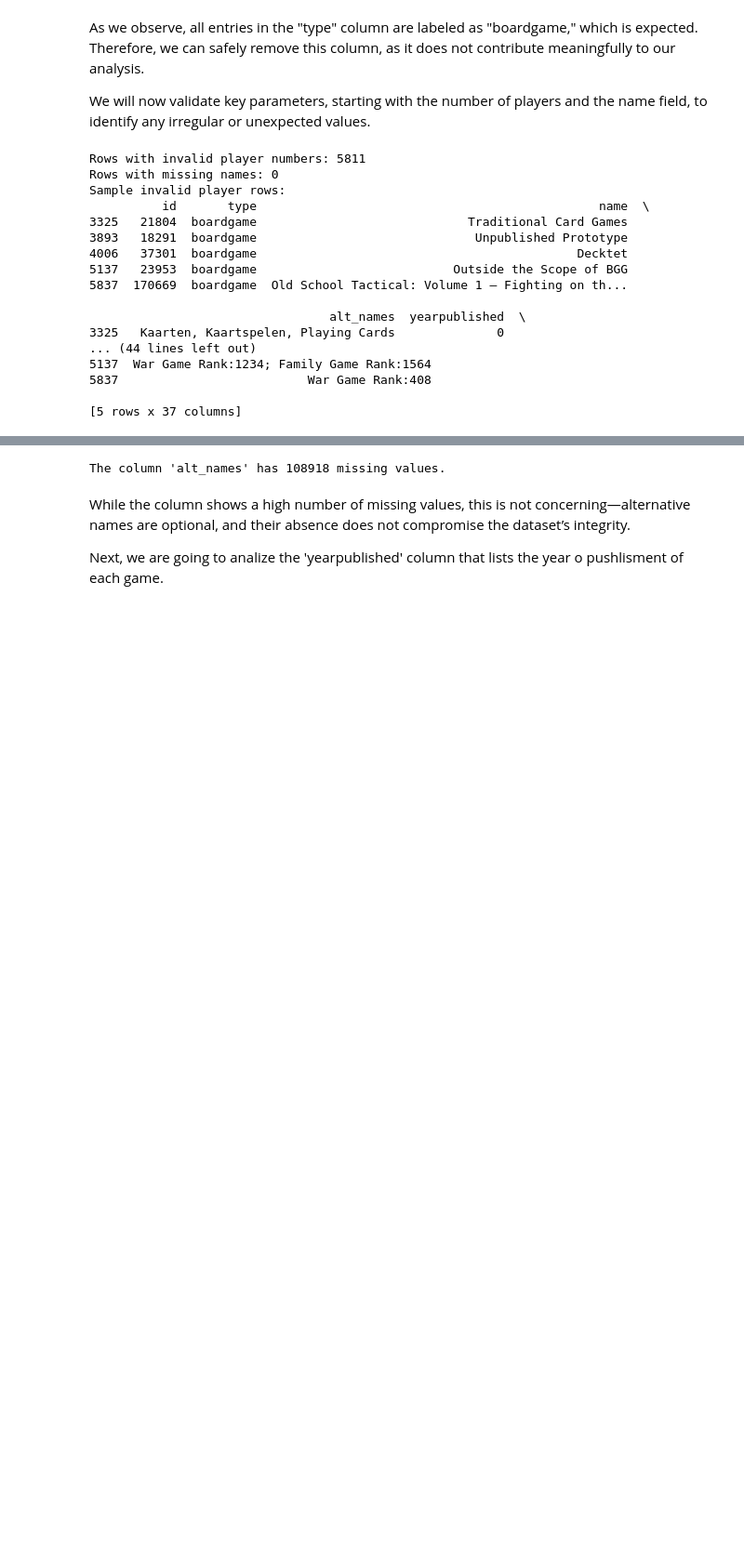
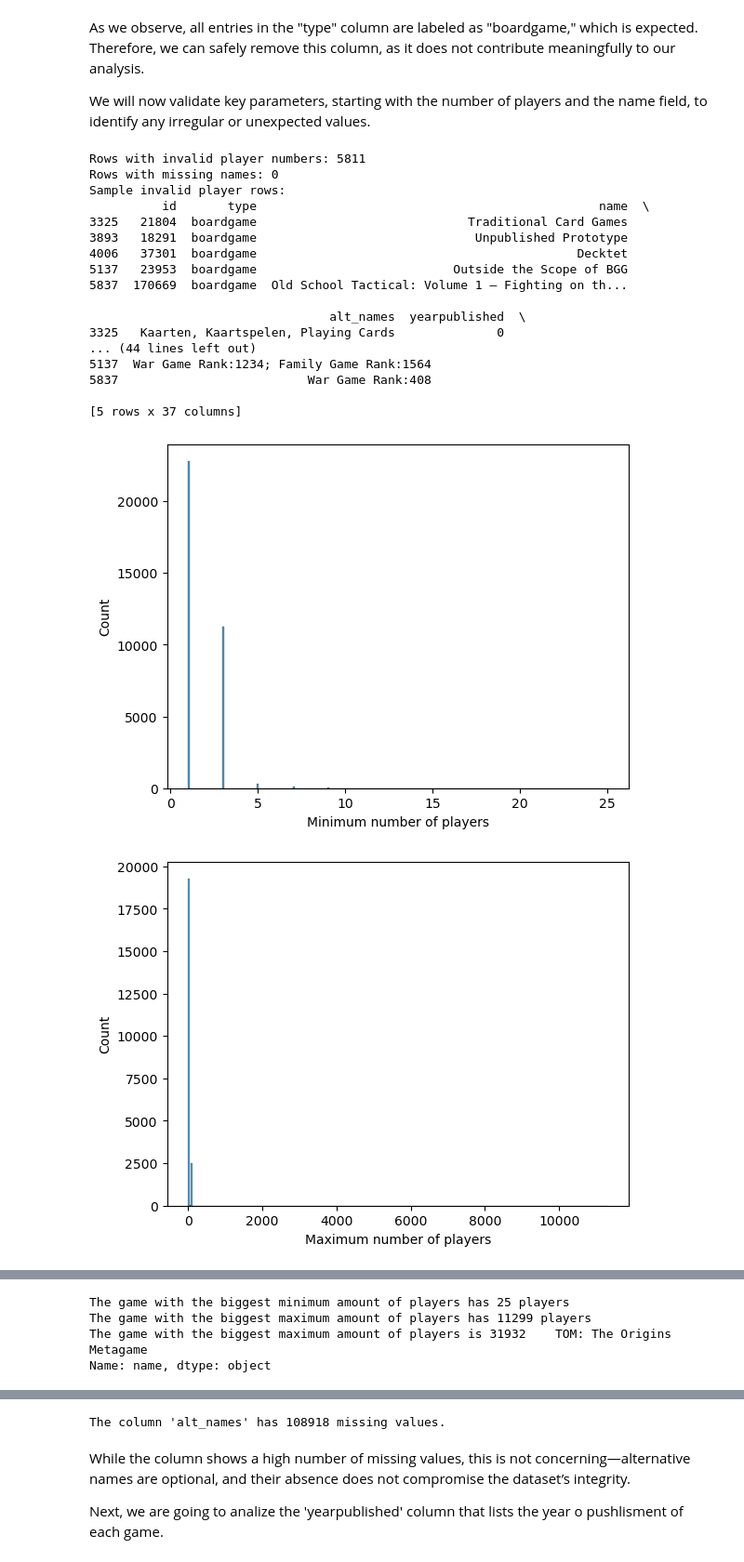
Before and after one commit to LsFaria04/PRI_Board_Games_Search_System, a Jupyter notebook: analysis.ipynb, the cells around one changed output, grey strips where cells are left out. Shown at 93% size. Cells and saved outputs as stored; diff of their text form; code cells hidden in the pictures; blank space fills up the shorter version.

```diff
--- a/analysis.ipynb
+++ b/analysis.ipynb
@@ -96,3 +96,47 @@ Sample invalid player rows:
 5837                          War Game Rank:408
 
 [5 rows x 37 columns]
+# %%
+min_players_non_null = df.loc[df["minplayers"].notna() & df["minplayers"] != 0]
+max_players_non_null = df.loc[df["maxplayers"].notna() & df["maxplayers"] != 0]
+max_players_below_100 = max_players_non_null.loc[max_players_non_null["maxplayers"] < 100]
+max_players_below_10 = max_players_non_null.loc[max_players_non_null["maxplayers"] < 10]
+
+sb.histplot(min_players_non_null, x = "minplayers")
+plt.xlabel("Minimum number of players")
+plt.ylabel("Count")
+plt.show()
+
+sb.histplot(max_players_non_null, x = "maxplayers")
+plt.xlabel("Maximum number of players")
+plt.ylabel("Count")
+plt.show()
+
+sb.histplot(max_players_below_100, x = "maxplayers")
+plt.xlabel("Maximum number of players below 100")
+plt.ylabel("Count")
+plt.show()
+
+sb.histplot(max_players_below_10, x = "maxplayers")
+plt.xlabel("Maximum number of players below 10")
+plt.ylabel("Count")
+plt.show()
+
+sb.boxplot(min_players_non_null, y = "minplayers")
+plt.show()
+
+sb.boxplot(max_players_non_null, y = "maxplayers")
+plt.show()
+
+sb.boxplot(max_players_below_100, y = "maxplayers")
+plt.show()
+
+sb.boxplot(max_players_below_10, y = "maxplayers")
+plt.show()
+
+print(f'The game with the biggest minimum amount of players has {max(min_players_non_null["minplayers"])} players')
+print(f'The game with the biggest maximum amount of players has {max(max_players_non_null["maxplayers"])} players')
+print(f'The game with the biggest maximum amount of players is {max_players_non_null.loc[df["maxplayers"] == max(max_players_non_null["maxplayers"]), "name"]}')
+# %% [output]
+[figure, added]
+[figure, added]
@@ -99,2 +149,6 @@ Sample invalid player rows:
+The game with the biggest minimum amount of players has 25 players
+The game with the biggest maximum amount of players has 11299 players
+The game with the biggest maximum amount of players is 31932    TOM: The Origins Metagame
+Name: name, dtype: object
 # %% [markdown]
 Although all games have valid names, 5,811 entries lack meaningful player count data—either null or zero values for minimum or maximum players. This suggests missing metadata, which may require external validation. Given the dataset’s size, we can afford to discard these entries to maintain analytical consistency.
```
Also changed, not shown: parts of 3 cells of this notebook.
